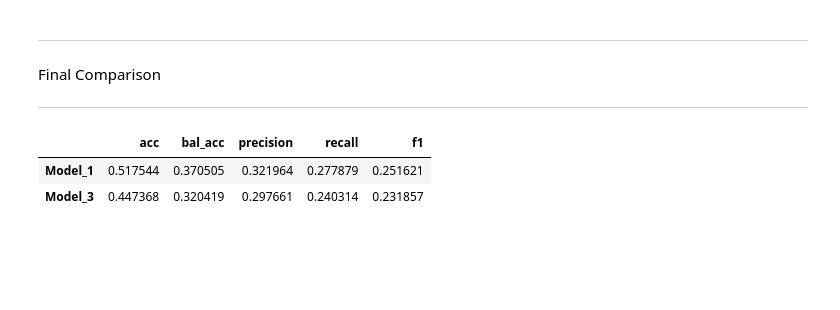
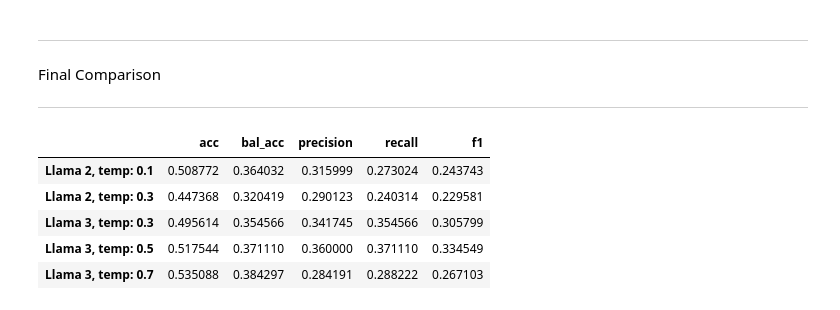
Before and after one commit to jelenameyer/dlss-project-lem, a Jupyter notebook: code/4.1_validation_via_Wahlomat.ipynb, the cells around one changed output. Drawn from its saved outputs; the diff is of its cells as text; code cells hidden in the pictures; blank space fills up the shorter version.

```diff
--- a/code/4.1_validation_via_Wahlomat.ipynb
+++ b/code/4.1_validation_via_Wahlomat.ipynb
@@ -258,0 +319,2 @@ stimme nicht zu       0.77      0.23      0.36       103
+# %%
+llama_2_03 = get_metrics(wahlomat_data["answer"], wahlomat_data["llama2_03_cat"], "Llama 2, temp: 0.3")
@@ -259,3 +340,3 @@ stimme nicht zu       0.77      0.23      0.36       103
 # %%
-model_3 = get_metrics(wahlomat_data["answer"], wahlomat_data["model_3_cat"], "Model_3")
+llama_3_03 = get_metrics(wahlomat_data["answer"], wahlomat_data["llama3_03_cat"], "Llama 3, temp: 0.3")
 # %% [output]
@@ -279,0 +360,2 @@ stimme nicht zu       0.69      0.21      0.33       103
+# %%
+llama_3_05 = get_metrics(wahlomat_data["answer"], wahlomat_data["llama3_05_cat"], "Llama 3, temp: 0.5")
@@ -279,0 +380,2 @@ stimme nicht zu       0.69      0.21      0.33       103
+# %%
+llama_3_07 = get_metrics(wahlomat_data["answer"], wahlomat_data["llama3_07_cat"], "Llama 3, temp: 0.7")
@@ -283,12 +404,15 @@ Final Comparison
 _____________________________________________________________________________________
 # %%
 # merge dictionaries
-combined_results = {**model_1, **model_3}
+combined_results = {**llama_2_01, **llama_2_03, **llama_3_03, **llama_3_05, **llama_3_07}
 
 # Convert to DataFrame
 df = pd.DataFrame.from_dict(combined_results, orient='index')
 df
 # %% [output]
 |  | acc | bal_acc | precision | recall | f1 |
-| Model_1 | 0.517544 | 0.370505 | 0.321964 | 0.277879 | 0.251621 |
-| Model_3 | 0.447368 | 0.320419 | 0.297661 | 0.240314 | 0.231857 |
+| Llama 2, temp: 0.1 | 0.508772 | 0.364032 | 0.315999 | 0.273024 | 0.243743 |
+| Llama 2, temp: 0.3 | 0.447368 | 0.320419 | 0.290123 | 0.240314 | 0.229581 |
+| Llama 3, temp: 0.3 | 0.495614 | 0.354566 | 0.341745 | 0.354566 | 0.305799 |
+| Llama 3, temp: 0.5 | 0.517544 | 0.371110 | 0.360000 | 0.371110 | 0.334549 |
+| Llama 3, temp: 0.7 | 0.535088 | 0.384297 | 0.284191 | 0.288222 | 0.267103 |
```
Also changed, not shown: parts of 19 cells of this notebook.
